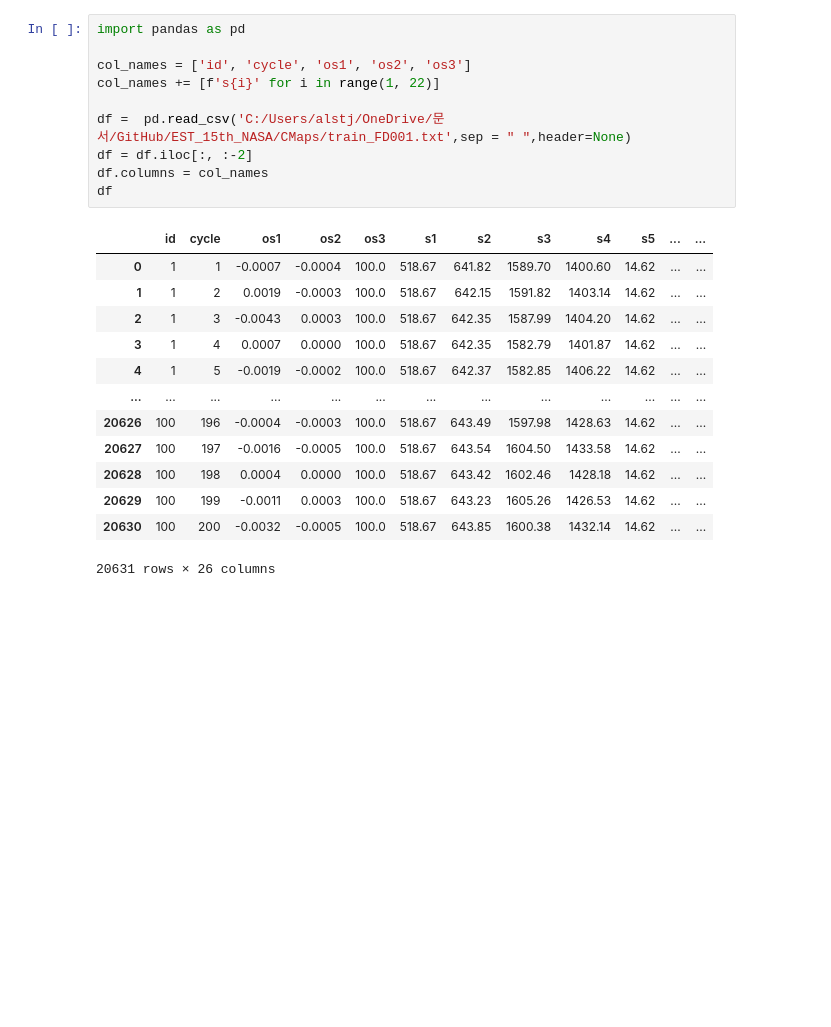
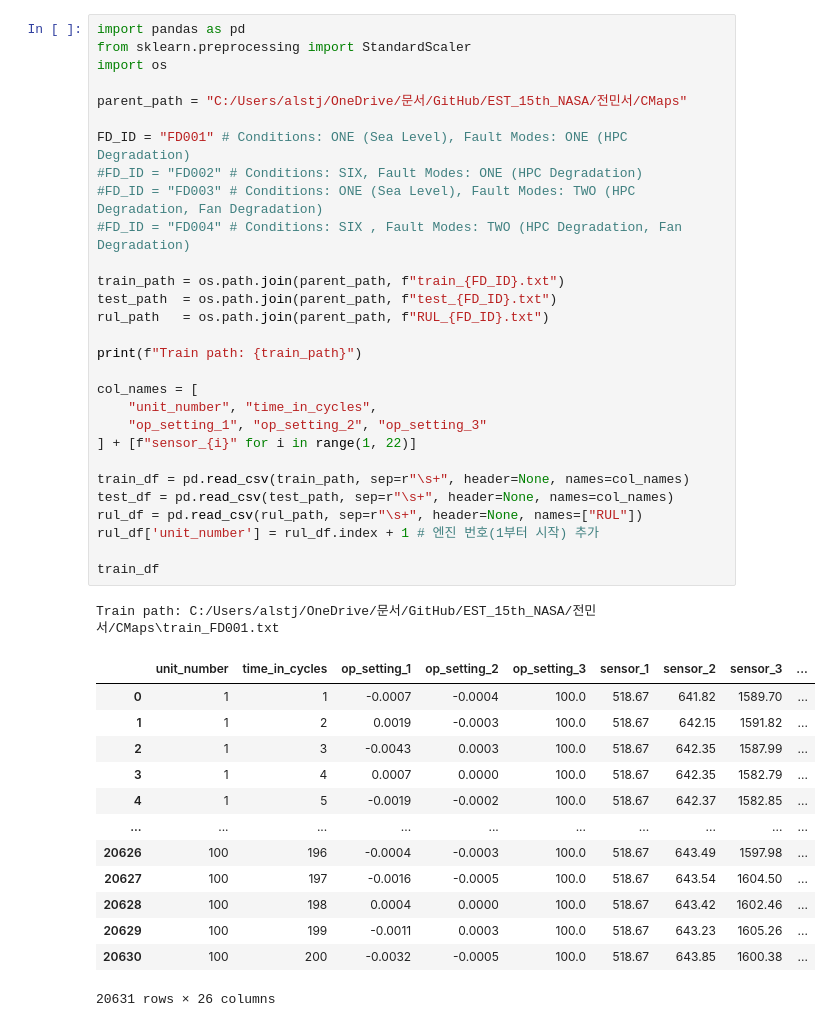
Before and after one commit to Aerhenav/EST_15th_NASA, a Jupyter notebook: 전민서/JMS_FD001_01.ipynb, the cells around one changed output. Drawn from its saved outputs; the diff is of its cells as text; blank space fills up the shorter version.

```diff
--- a/전민서/JMS_FD001_01.ipynb
+++ b/전민서/JMS_FD001_01.ipynb
@@ -1,24 +1,44 @@
 # %%
 import pandas as pd
+from sklearn.preprocessing import StandardScaler
+import os
 
-col_names = ['id', 'cycle', 'os1', 'os2', 'os3']
-col_names += [f's{i}' for i in range(1, 22)]
+parent_path = "C:/Users/alstj/OneDrive/문서/GitHub/EST_15th_NASA/전민서/CMaps"
 
-df =  pd.read_csv('C:/Users/alstj/OneDrive/문서/GitHub/EST_15th_NASA/CMaps/train_FD001.txt',sep = " ",header=None)
-df = df.iloc[:, :-2]
-df.columns = col_names
-df
+FD_ID = "FD001" # Conditions: ONE (Sea Level), Fault Modes: ONE (HPC Degradation)
+#FD_ID = "FD002" # Conditions: SIX, Fault Modes: ONE (HPC Degradation)
+#FD_ID = "FD003" # Conditions: ONE (Sea Level), Fault Modes: TWO (HPC Degradation, Fan Degradation)
+#FD_ID = "FD004" # Conditions: SIX , Fault Modes: TWO (HPC Degradation, Fan Degradation)
+
+train_path = os.path.join(parent_path, f"train_{FD_ID}.txt")
+test_path  = os.path.join(parent_path, f"test_{FD_ID}.txt")
+rul_path   = os.path.join(parent_path, f"RUL_{FD_ID}.txt")
+
+print(f"Train path: {train_path}")
+
+col_names = [
+    "unit_number", "time_in_cycles",
+    "op_setting_1", "op_setting_2", "op_setting_3"
+] + [f"sensor_{i}" for i in range(1, 22)]
+
+train_df = pd.read_csv(train_path, sep=r"\s+", header=None, names=col_names)
+test_df = pd.read_csv(test_path, sep=r"\s+", header=None, names=col_names)
+rul_df = pd.read_csv(rul_path, sep=r"\s+", header=None, names=["RUL"])
+rul_df['unit_number'] = rul_df.index + 1 # 엔진 번호(1부터 시작) 추가
+
+train_df
 # %% [output]
+Train path: C:/Users/alstj/OneDrive/문서/GitHub/EST_15th_NASA/전민서/CMaps\train_FD001.txt
-|  | id | cycle | os1 | os2 | os3 | s1 | s2 | s3 | s4 | s5 | ... | ... |
-| 0 | 1 | 1 | -0.0007 | -0.0004 | 100.0 | 518.67 | 641.82 | 1589.70 | 1400.60 | 14.62 | ... | ... |
-| 1 | 1 | 2 | 0.0019 | -0.0003 | 100.0 | 518.67 | 642.15 | 1591.82 | 1403.14 | 14.62 | ... | ... |
-| 2 | 1 | 3 | -0.0043 | 0.0003 | 100.0 | 518.67 | 642.35 | 1587.99 | 1404.20 | 14.62 | ... | ... |
-| 3 | 1 | 4 | 0.0007 | 0.0000 | 100.0 | 518.67 | 642.35 | 1582.79 | 1401.87 | 14.62 | ... | ... |
-| 4 | 1 | 5 | -0.0019 | -0.0002 | 100.0 | 518.67 | 642.37 | 1582.85 | 1406.22 | 14.62 | ... | ... |
-| ... | ... | ... | ... | ... | ... | ... | ... | ... | ... | ... | ... | ... |
-| 20626 | 100 | 196 | -0.0004 | -0.0003 | 100.0 | 518.67 | 643.49 | 1597.98 | 1428.63 | 14.62 | ... | ... |
-| 20627 | 100 | 197 | -0.0016 | -0.0005 | 100.0 | 518.67 | 643.54 | 1604.50 | 1433.58 | 14.62 | ... | ... |
-| 20628 | 100 | 198 | 0.0004 | 0.0000 | 100.0 | 518.67 | 643.42 | 1602.46 | 1428.18 | 14.62 | ... | ... |
-| 20629 | 100 | 199 | -0.0011 | 0.0003 | 100.0 | 518.67 | 643.23 | 1605.26 | 1426.53 | 14.62 | ... | ... |
-| 20630 | 100 | 200 | -0.0032 | -0.0005 | 100.0 | 518.67 | 643.85 | 1600.38 | 1432.14 | 14.62 | ... | ... |
+|  | unit_number | time_in_cycles | op_setting_1 | op_setting_2 | op_setting_3 | sensor_1 | sensor_2 | sensor_3 | ... |
+| 0 | 1 | 1 | -0.0007 | -0.0004 | 100.0 | 518.67 | 641.82 | 1589.70 | ... |
+| 1 | 1 | 2 | 0.0019 | -0.0003 | 100.0 | 518.67 | 642.15 | 1591.82 | ... |
+| 2 | 1 | 3 | -0.0043 | 0.0003 | 100.0 | 518.67 | 642.35 | 1587.99 | ... |
+| 3 | 1 | 4 | 0.0007 | 0.0000 | 100.0 | 518.67 | 642.35 | 1582.79 | ... |
+| 4 | 1 | 5 | -0.0019 | -0.0002 | 100.0 | 518.67 | 642.37 | 1582.85 | ... |
+| ... | ... | ... | ... | ... | ... | ... | ... | ... | ... |
+| 20626 | 100 | 196 | -0.0004 | -0.0003 | 100.0 | 518.67 | 643.49 | 1597.98 | ... |
+| 20627 | 100 | 197 | -0.0016 | -0.0005 | 100.0 | 518.67 | 643.54 | 1604.50 | ... |
+| 20628 | 100 | 198 | 0.0004 | 0.0000 | 100.0 | 518.67 | 643.42 | 1602.46 | ... |
+| 20629 | 100 | 199 | -0.0011 | 0.0003 | 100.0 | 518.67 | 643.23 | 1605.26 | ... |
+| 20630 | 100 | 200 | -0.0032 | -0.0005 | 100.0 | 518.67 | 643.85 | 1600.38 | ... |
-20631 rows × 26 columns
+20631 rows × 26 columns
```
Also changed, not shown: parts of 15 cells of this notebook, 2 other files.
